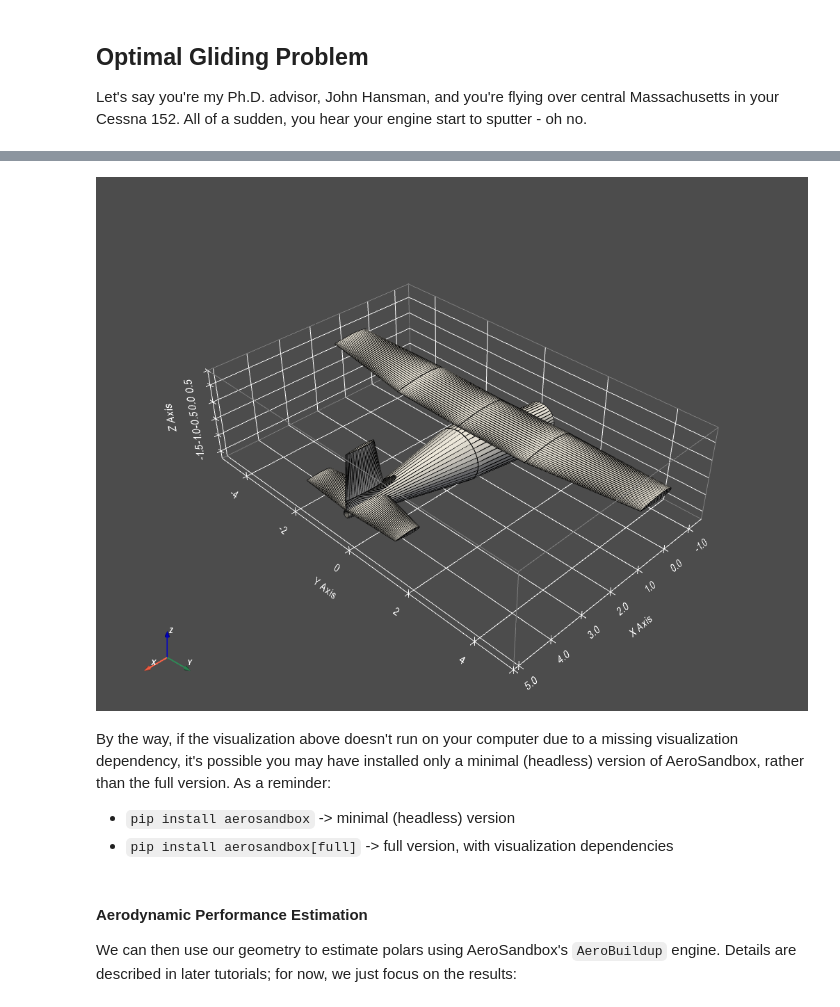
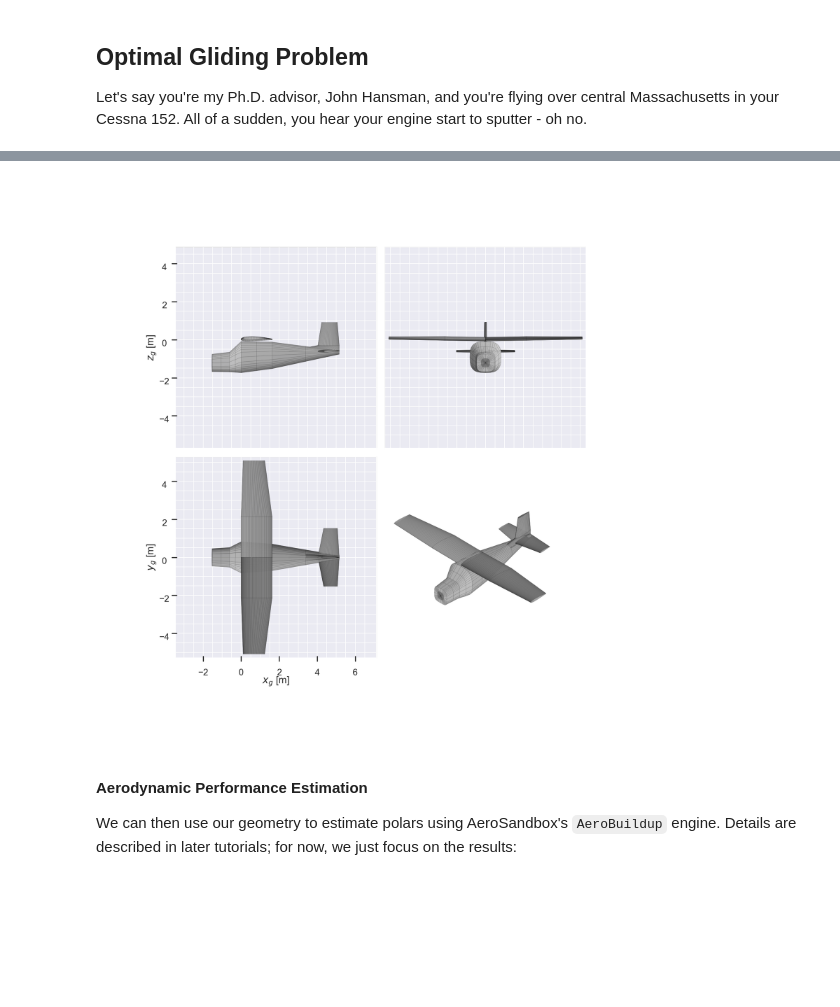
Before and after one commit to peterdsharpe/AeroSandbox, a Jupyter notebook: tutorial/03 - Trajectory Optimization and Optimal Control/03 - The AeroSandbox Dynamics Stack/04 - 2D Aircraft Dynamics for Mission Performance Analysis.ipynb, the cells around one changed output, grey strips where cells are left out. Cells and saved outputs as stored; diff of their text form; code cells hidden in the pictures; blank space fills up the shorter version.

```diff
--- a/tutorial/03 - Trajectory Optimization and Optimal Control/03 - The AeroSandbox Dynamics Stack/04 - 2D Aircraft Dynamics for Mission Performance Analysis.ipynb
+++ b/tutorial/03 - Trajectory Optimization and Optimal Control/03 - The AeroSandbox Dynamics Stack/04 - 2D Aircraft Dynamics for Mission Performance Analysis.ipynb
@@ -45,25 +45,10 @@ import aerosandbox.numpy as np
 from aerosandbox.tools import units as u
 
 from cessna152 import airplane  # See cessna152.py for details.
-# %%
-# NBVAL_SKIP
-
-mesh = airplane.draw(show=False)
-import pyvista as pv
-
-p = pv.Plotter()
-p.add_mesh(mesh, show_edges=True)
-p.add_axes()
-p.add_bounding_box()
-p.renderer.show_grid()
-p.show(jupyter_backend="static")
-# %% [output]
-[figure, removed]
-# %% [markdown]
-By the way, if the visualization above doesn't run on your computer due to a missing visualization dependency, it's possible you may have installed only a minimal (headless) version of AeroSandbox, rather than the full version. As a reminder:
-
-* `pip install aerosandbox` -> minimal (headless) version
-* `pip install aerosandbox[full]` -> full version, with visualization dependencies
+# %%
+airplane.draw_three_view()
+# %% [output]
+[figure, added]
 # %% [markdown]
 #### Aerodynamic Performance Estimation
 
```
Also changed, not shown: parts of 6 cells of this notebook, 1 other file.
